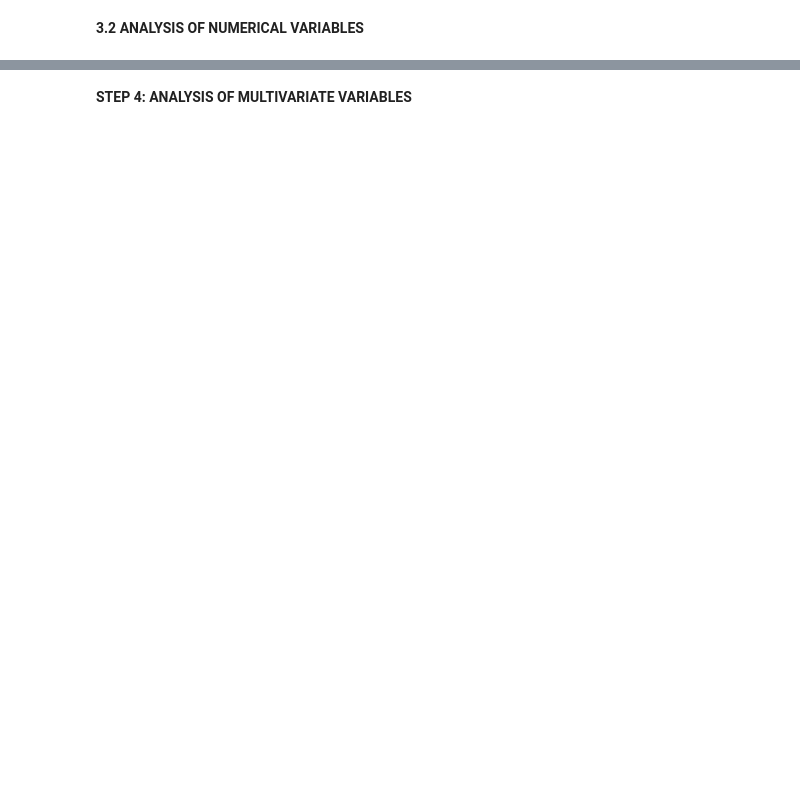
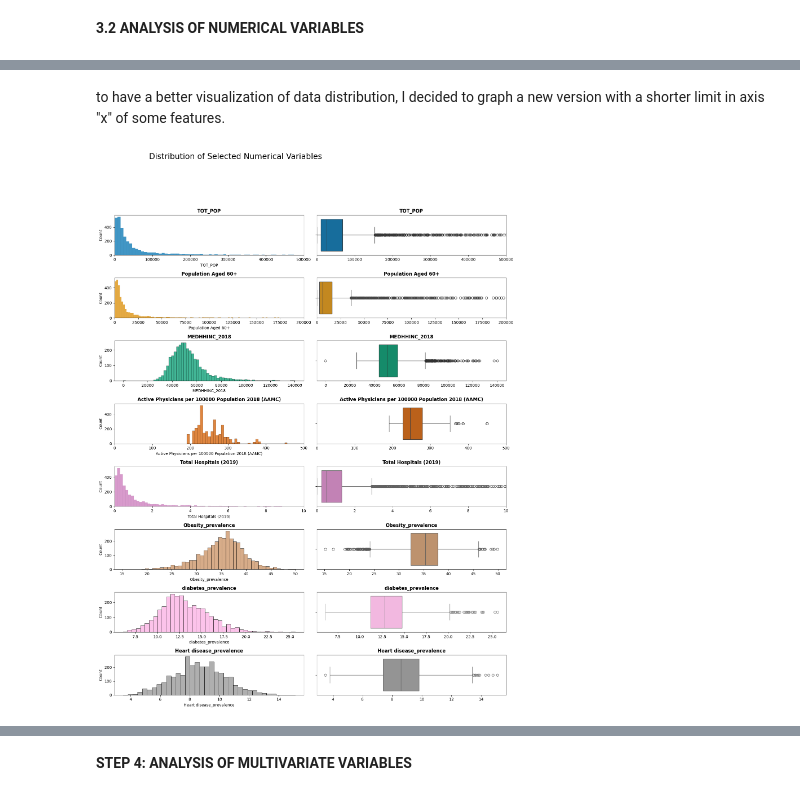
Before and after one commit to RitaViegas/RitaViegas---Project-Regularized-Linear.-Reg.----main, a Jupyter notebook: src/explore.ipynb, the cells around one changed output, grey strips where cells are left out. Drawn from its saved outputs; the diff is of its cells as text; code cells hidden in the pictures; blank space fills up the shorter version.

```diff
--- a/src/explore.ipynb
+++ b/src/explore.ipynb
@@ -326,0 +462,62 @@ plt.show()
+# %% [markdown]
+to have a better visualization of data distribution, I decided to graph a new version with a shorter limit in axis "x" of some features.
+# %%
+def plot_numerical_variables(df_numerical, hue=None):
+
+    # Set x-axis limits for specific variables
+    x_limits = {
+        'TOT_POP': (0, 500000),  # Limit for TOT_POP
+        'Population Aged 60+': (0, 200000),  # Limit for Population Aged 60+
+        'Active Physicians per 100000 Population 2018 (AAMC)': (0, 500),  # Limit for Active Physicians per 100000
+        'Total Hospitals (2019)': (0, 10)  # Limit for Total Hospitals
+    }
+
+    # Get all numerical columns from `df_numerical`
+    numerical_columns = df_numerical.columns.tolist()
+
+    # Calculate the required number of rows
+    num_vars = len(numerical_columns)
+    num_rows = (num_vars + 1) // 2  # Divided by 2 columns, rounding up
+
+    # Set up the layout of subplots
+    fig, axes = plt.subplots(num_rows * 2, 2, figsize=(10, num_rows * 5))
+    plt.suptitle('Distribution of Selected Numerical Variables', fontsize=20, y=1.02)
+
+    # Flatten the axes array for easier iteration
+    axes = axes.flatten()
+
+    # Define a fixed color palette
+    palette = sns.color_palette("colorblind", num_vars)
+
+    # Loop to create histograms and boxplots for each numerical variable
+    for i, col in enumerate(numerical_columns):
+        color = palette[i % len(palette)]  # Ensures the color index stays within the palette length
+
+        # Histogram with or without hue
+        sns.histplot(ax=axes[i * 2], data=df_numerical, x=col, hue=hue if hue in df_numerical.columns else None, color=color)
+        axes[i * 2].set_title(col, fontweight='bold')  # Set the title in bold for the histogram
+
+        # Set x-axis limit for histogram if specified
+        if col in x_limits:
+            axes[i * 2].set_xlim(x_limits[col])
+
+        # Boxplot (without hue)
+        sns.boxplot(ax=axes[i * 2 + 1], data=df_numerical, x=col, color=color)
+        axes[i * 2 + 1].set_title(col, fontweight='bold')  # Set the title in bold for the boxplot
+        axes[i * 2 + 1].set(xlabel=None)  # Remove x label from boxplot for consistency
+
+        # Set x-axis limit for boxplot if specified
+        if col in x_limits:
+            axes[i * 2 + 1].set_xlim(x_limits[col])
+
+    # Remove extra axes if there is an odd number of variables
+    for j in range(i * 2 + 2, len(axes)):
+        fig.delaxes(axes[j])
+
+    # Adjust the layout to avoid overlapping
+    plt.tight_layout(rect=[0, 0.03, 1.5, 0.95])
+    plt.show()
+
+plot_numerical_variables(df_numerical)
+# %% [output]
+[figure, added]
```
Also changed, not shown: parts of 22 cells of this notebook, 2 other files.
